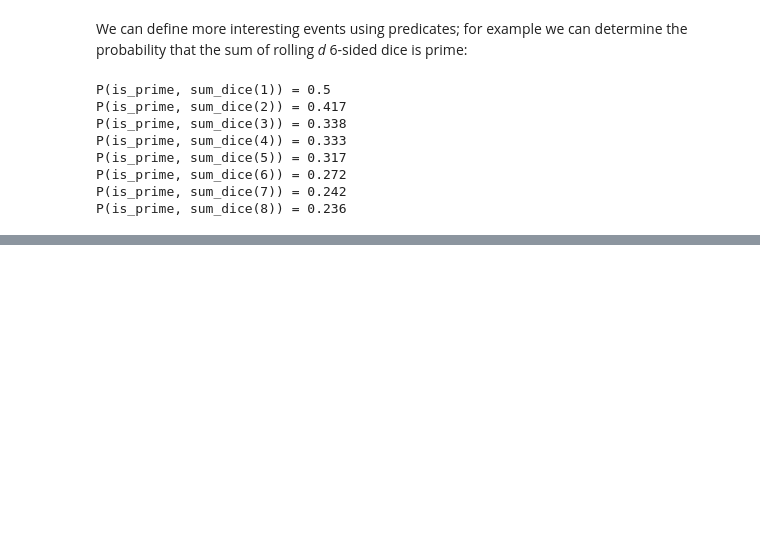
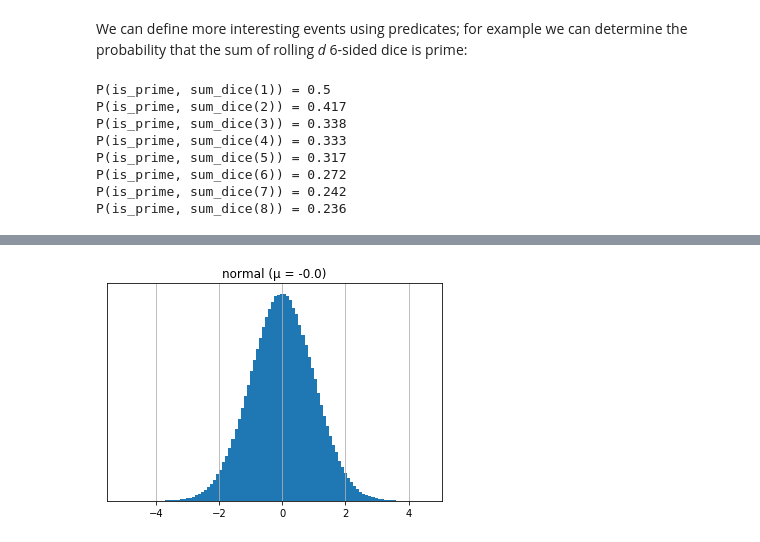
Before and after one commit to zoid-anurag/Maths-for-Machine-Learning, a Jupyter notebook: PROBABILITY TUTORIAL WITH PYTHON.ipynb, the cells around one changed output, grey strips where cells are left out. Saved outputs shown, nothing was run; the diff lists cells and outputs as text; code cells hidden in the pictures; blank space fills up the shorter version.

```diff
--- a/PROBABILITY TUTORIAL WITH PYTHON.ipynb
+++ b/PROBABILITY TUTORIAL WITH PYTHON.ipynb
@@ -388,0 +562,9 @@ P(is_prime, sum_dice(8)) = 0.236
+# %%
+def dice(n, die):
+    "Joint probability distribution from rolling `n` dice"
+    if n == 1:
+        return die
+    else:
+        return joint(die, dice(n-1, die))
+
+dice(4, die6)
@@ -388,0 +781,2 @@ P(is_prime, sum_dice(8)) = 0.236
+# %%
+counts = monopoly(10**6)
@@ -388,0 +785,9 @@ P(is_prime, sum_dice(8)) = 0.236
+# %%
+property_names = """
+ GO,   A1, CC1, A2,  T1, R1, B1,  CH1, B2, B3,
+ JAIL, C1, U1,  C2,  C3, R2, D1,  CC2, D2, D3,
+ FP,   E1, CH2, E2,  E3, R3, F1,  F2,  U2, F3,
+ G2J,  G1, G2,  CC3, G3, R4, CH3, H1,  T2, H2""".replace(',', ' ').split()
+
+for (c, n) in sorted(zip(counts, property_names), reverse=True):
+    print('{:4} {:.2%}'.format(n, c / sum(counts)))
@@ -388,0 +818,21 @@ P(is_prime, sum_dice(8)) = 0.236
+# %%
+%matplotlib inline
+import matplotlib.pyplot as plt
+from statistics import mean
+from random import normalvariate, triangular, choice, vonmisesvariate, uniform
+
+def normal(mu=0, sigma=1): return random.normalvariate(mu, sigma)
+
+def repeated_hist(dist, n=10**6, bins=100):
+    "Sample the distribution n times and make a histogram of the results."
+    samples = [dist() for _ in range(n)]
+    plt.hist(samples, bins=bins, normed=True)
+    plt.title('{} (μ = {:.1f})'.format(dist.__name__, mean(samples)))
+    plt.grid(axis='x')
+    plt.yticks([], '')
+    plt.show()
+# %%
+# Normal distribution
+repeated_hist(normal)
+# %% [output]
+[figure, added]
```
Also changed, not shown: parts of 85 cells of this notebook.
